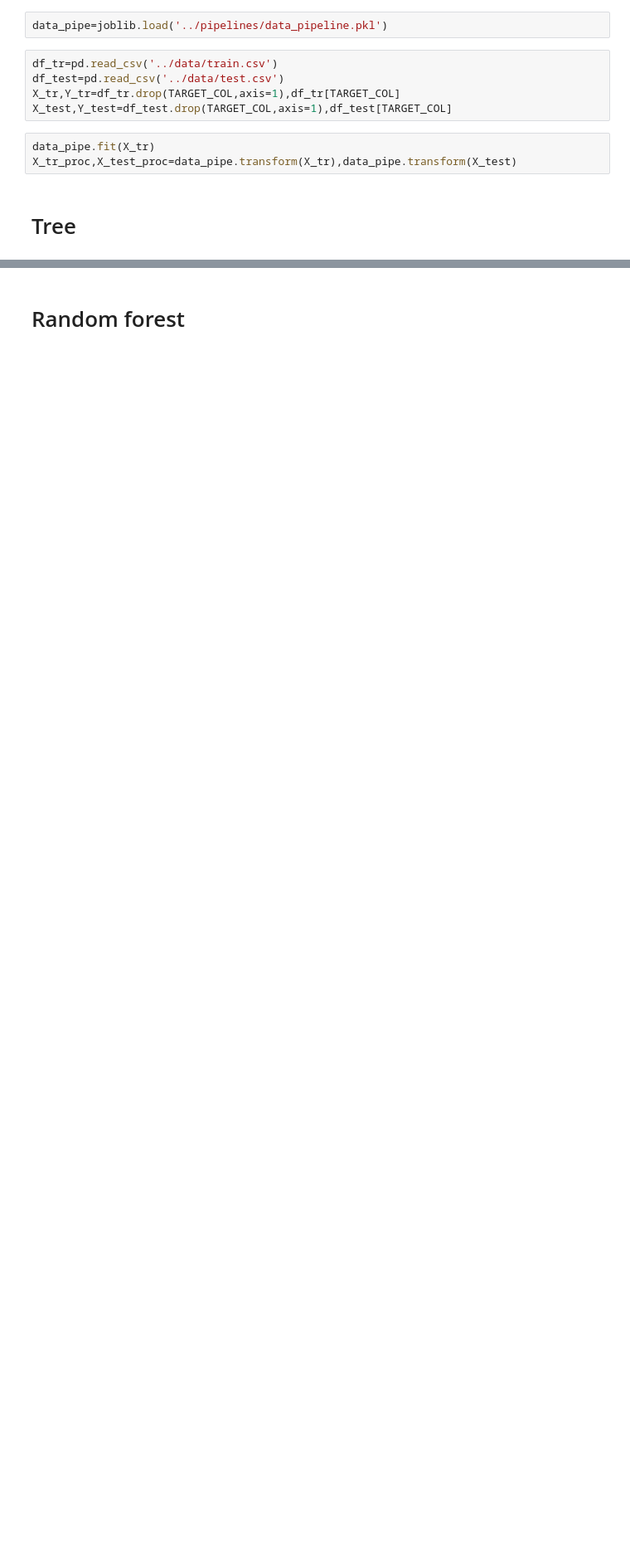
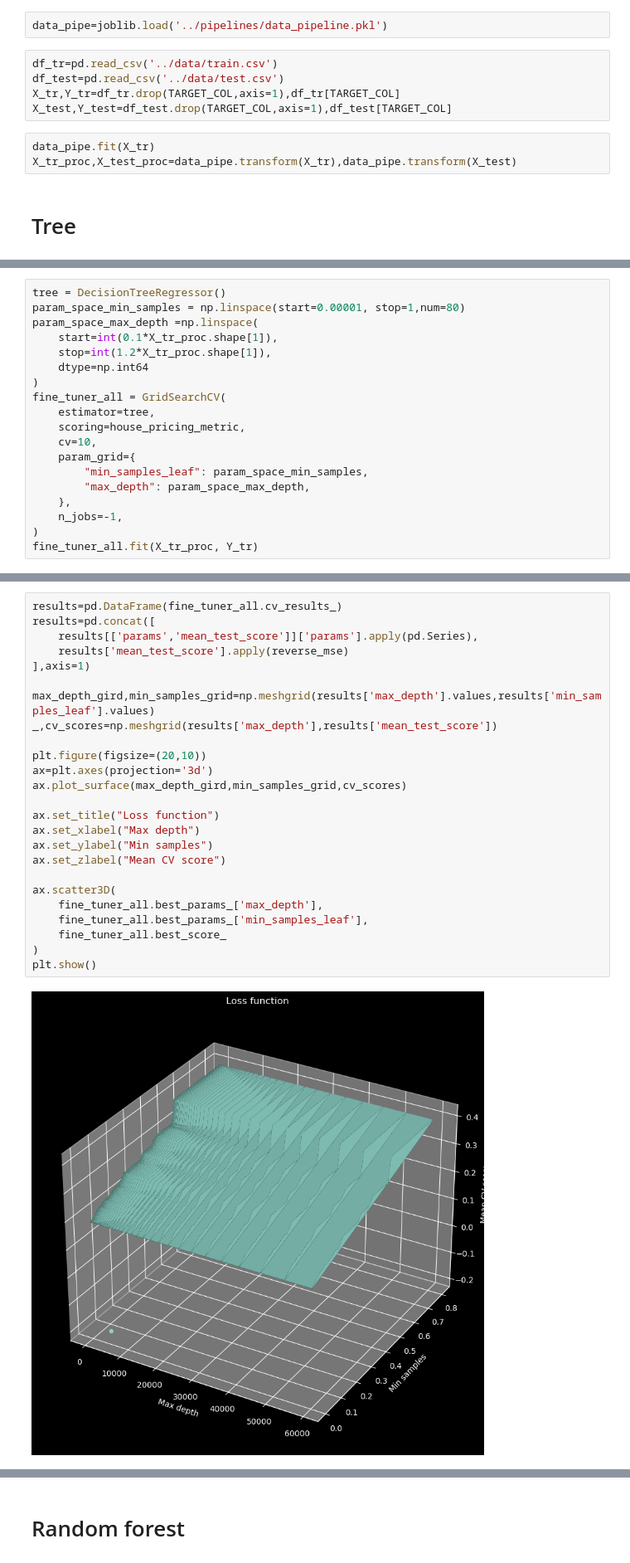
Before and after one commit to viki123v/housing-prices-analysis, a Jupyter notebook: notebooks/regression-trees.ipynb, the cells around one changed output, grey strips where cells are left out. Shown: that part at 83% size. Cells and saved outputs as stored; diff of their text form; blank space fills up the shorter version.

```diff
--- a/notebooks/regression-trees.ipynb
+++ b/notebooks/regression-trees.ipynb
@@ -37,0 +90,19 @@ DecisionTreeRegressor()
+# %%
+tree = DecisionTreeRegressor()
+param_space_min_samples = np.linspace(start=0.00001, stop=1,num=80)
+param_space_max_depth =np.linspace(
+    start=int(0.1*X_tr_proc.shape[1]),
+    stop=int(1.2*X_tr_proc.shape[1]),
+    dtype=np.int64
+)
+fine_tuner_all = GridSearchCV(
+    estimator=tree,
+    scoring=house_pricing_metric,
+    cv=10,
+    param_grid={
+        "min_samples_leaf": param_space_min_samples,
+        "max_depth": param_space_max_depth,
+    },
+    n_jobs=-1,
+)
+fine_tuner_all.fit(X_tr_proc, Y_tr)
@@ -37,0 +195,27 @@ DecisionTreeRegressor()
+# %%
+results=pd.DataFrame(fine_tuner_all.cv_results_)
+results=pd.concat([
+    results[['params','mean_test_score']]['params'].apply(pd.Series),
+    results['mean_test_score'].apply(reverse_mse)
+],axis=1)
+
+max_depth_gird,min_samples_grid=np.meshgrid(results['max_depth'].values,results['min_samples_leaf'].values)
+_,cv_scores=np.meshgrid(results['max_depth'],results['mean_test_score'])
+
+plt.figure(figsize=(20,10))
+ax=plt.axes(projection='3d')
+ax.plot_surface(max_depth_gird,min_samples_grid,cv_scores)
+
+ax.set_title("Loss function")
+ax.set_xlabel("Max depth")
+ax.set_ylabel("Min samples")
+ax.set_zlabel("Mean CV score")
+
+ax.scatter3D(
+    fine_tuner_all.best_params_['max_depth'],
+    fine_tuner_all.best_params_['min_samples_leaf'],
+    fine_tuner_all.best_score_
+)
+plt.show()
+# %% [output]
+[figure, added]
```
Also changed, not shown: parts of 21 cells of this notebook, 1 other file.
